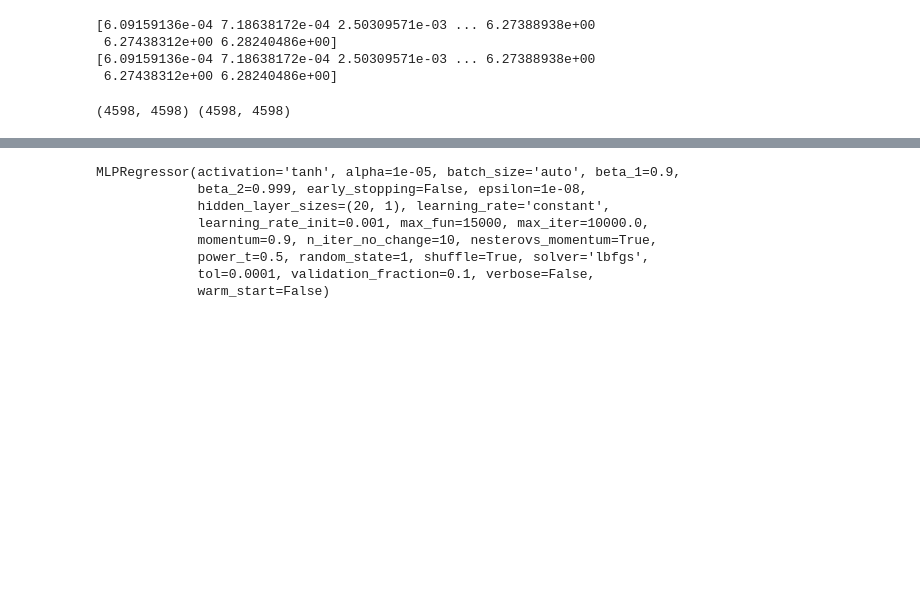
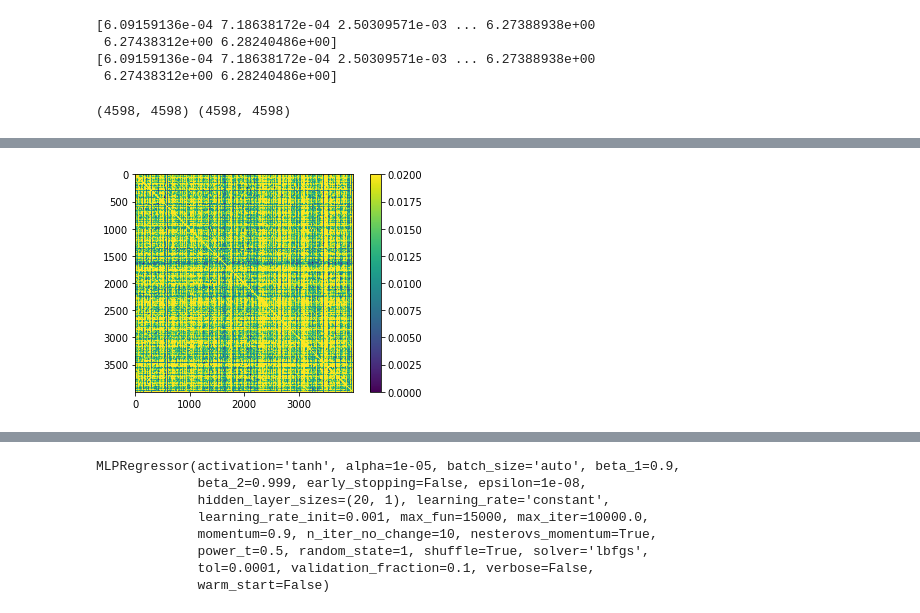
Before and after one commit to sekunder/NMA_Project, a Jupyter notebook: RSA_orientations.ipynb, the cells around one changed output, grey strips where cells are left out. Cells and saved outputs as stored; diff of their text form; code cells hidden in the pictures; blank space fills up the shorter version.

```diff
--- a/RSA_orientations.ipynb
+++ b/RSA_orientations.ipynb
@@ -159,0 +160,8 @@ plt.imshow(rdm_minnie_sel)
+# %%
+
+rdm_minnie_f= make_rdm_func_conn(dats['minnie'])
+plt.imshow(rdm_minnie_f)
+plt.colorbar()
+plt.clim([0,.02])
+# %% [output]
+[figure, added]
```
Also changed, not shown: parts of 19 cells of this notebook.
